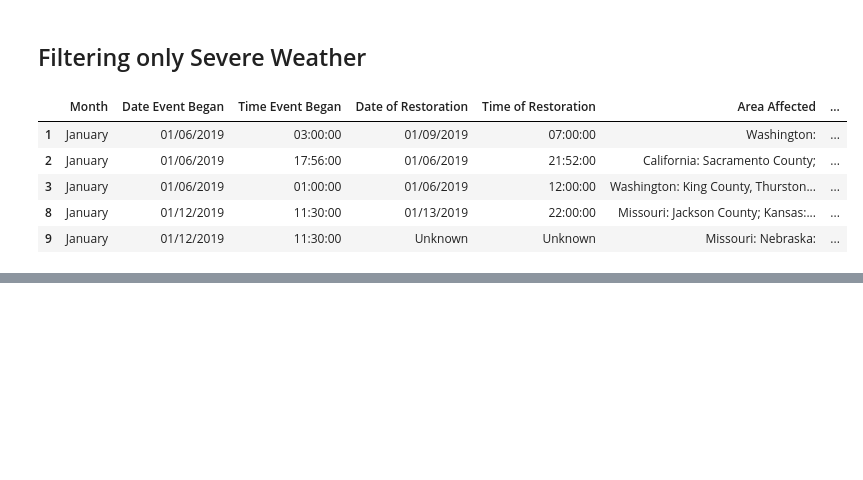
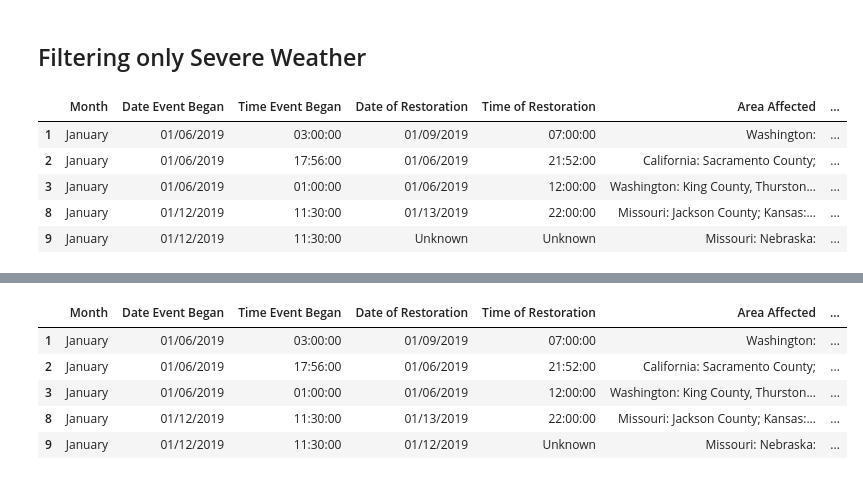
Before and after one commit to amourayuba/Power-Outage-Prediction, a Jupyter notebook: codes/Weather_Outage_Merge_Attempt_junaid.ipynb, the cells around one changed output, grey strips where cells are left out. Cells and saved outputs as stored; diff of their text form; code cells hidden in the pictures; blank space fills up the shorter version.

```diff
--- a/codes/Weather_Outage_Merge_Attempt_junaid.ipynb
+++ b/codes/Weather_Outage_Merge_Attempt_junaid.ipynb
@@ -75,0 +100,9 @@ sev_weather_power_2019.head()
+# %%
+sev_weather_power_2019_copy.head()
+# %% [output]
+|  | Month | Date Event Began | Time Event Began | Date of Restoration | Time of Restoration | Area Affected | ... |
+| 1 | January | 01/06/2019 | 03:00:00 | 01/09/2019 | 07:00:00 | Washington: | ... |
+| 2 | January | 01/06/2019 | 17:56:00 | 01/06/2019 | 21:52:00 | California: Sacramento County; | ... |
+| 3 | January | 01/06/2019 | 01:00:00 | 01/06/2019 | 12:00:00 | Washington: King County, Thurston... | ... |
+| 8 | January | 01/12/2019 | 11:30:00 | 01/13/2019 | 22:00:00 | Missouri: Jackson County; Kansas:... | ... |
+| 9 | January | 01/12/2019 | 11:30:00 | 01/12/2019 | Unknown | Missouri: Nebraska: | ... |
```
Also changed, not shown: parts of 16 cells of this notebook, 1 other file.
